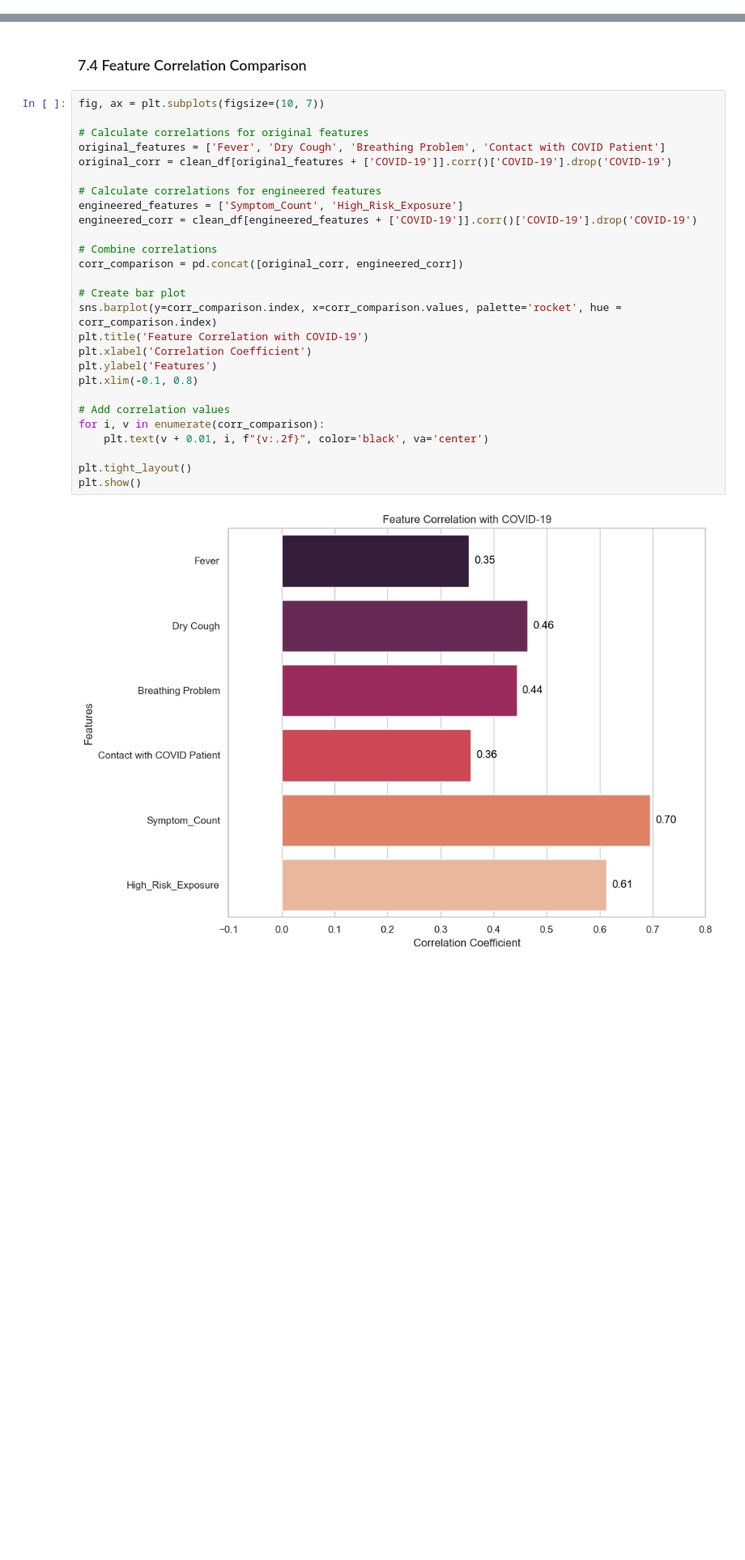
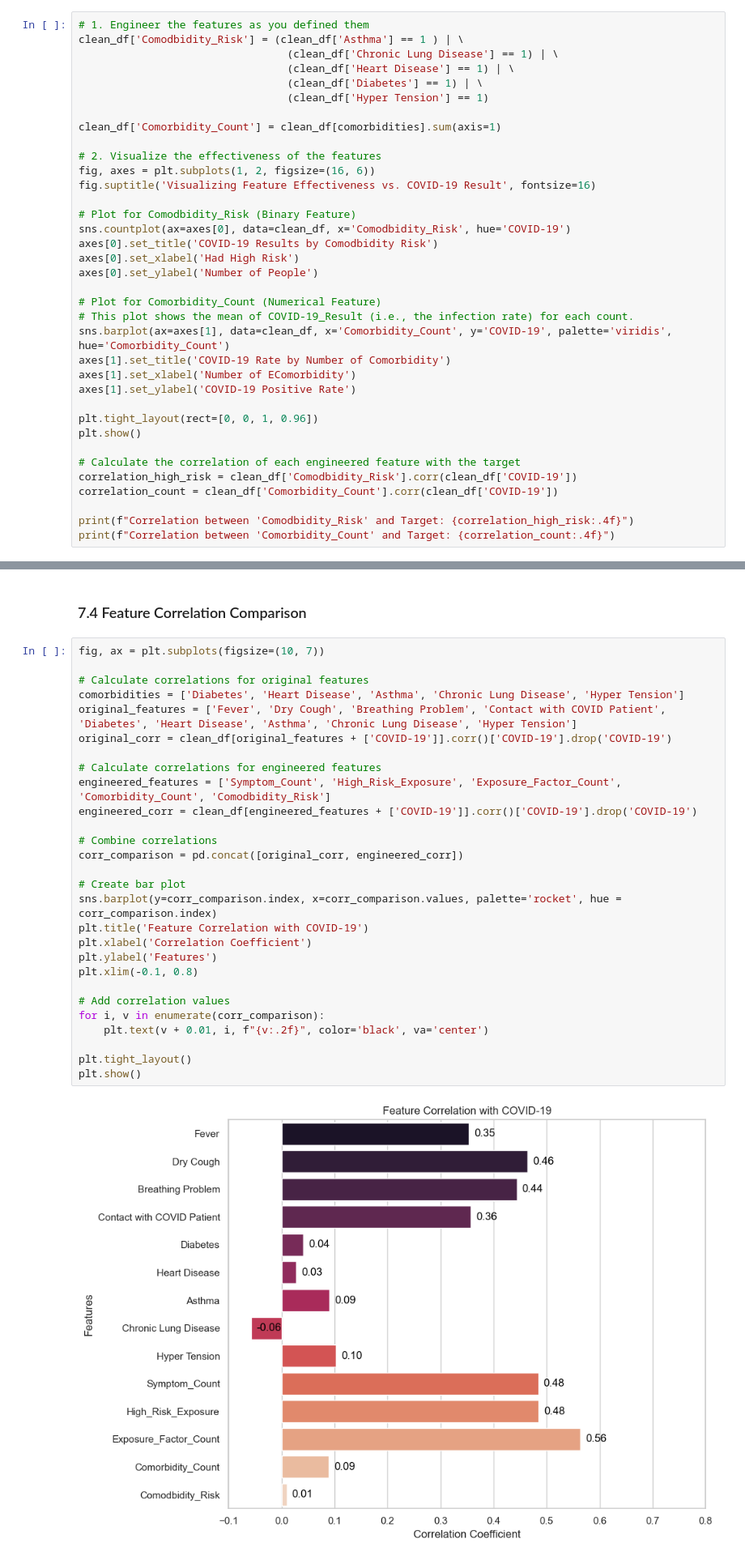
Before and after one commit to IzamAriff/BDA_PROJECT, a Jupyter notebook: main.ipynb, the cells around one changed output, grey strips where cells are left out. Shown at 81% size. Saved outputs shown, nothing was run; the diff lists cells and outputs as text; blank space fills up the shorter version.

```diff
--- a/main.ipynb
+++ b/main.ipynb
@@ -714,0 +834,36 @@ plt.show()
+# %%
+# 1. Engineer the features as you defined them
+clean_df['Comodbidity_Risk'] = (clean_df['Asthma'] == 1 ) | \
+                                 (clean_df['Chronic Lung Disease'] == 1) | \
+                                 (clean_df['Heart Disease'] == 1) | \
+                                 (clean_df['Diabetes'] == 1) | \
+                                 (clean_df['Hyper Tension'] == 1)
+
+clean_df['Comorbidity_Count'] = clean_df[comorbidities].sum(axis=1)
+
+# 2. Visualize the effectiveness of the features
+fig, axes = plt.subplots(1, 2, figsize=(16, 6))
+fig.suptitle('Visualizing Feature Effectiveness vs. COVID-19 Result', fontsize=16)
+
+# Plot for Comodbidity_Risk (Binary Feature)
+sns.countplot(ax=axes[0], data=clean_df, x='Comodbidity_Risk', hue='COVID-19')
+axes[0].set_title('COVID-19 Results by Comodbidity Risk')
+axes[0].set_xlabel('Had High Risk')
+axes[0].set_ylabel('Number of People')
+
+# Plot for Comorbidity_Count (Numerical Feature)
+# This plot shows the mean of COVID-19_Result (i.e., the infection rate) for each count.
+sns.barplot(ax=axes[1], data=clean_df, x='Comorbidity_Count', y='COVID-19', palette='viridis',  hue='Comorbidity_Count')
+axes[1].set_title('COVID-19 Rate by Number of Comorbidity')
+axes[1].set_xlabel('Number of EComorbidity')
+axes[1].set_ylabel('COVID-19 Positive Rate')
+
+plt.tight_layout(rect=[0, 0, 1, 0.96])
+plt.show()
+
+# Calculate the correlation of each engineered feature with the target
+correlation_high_risk = clean_df['Comodbidity_Risk'].corr(clean_df['COVID-19'])
+correlation_count = clean_df['Comorbidity_Count'].corr(clean_df['COVID-19'])
+
+print(f"Correlation between 'Comodbidity_Risk' and Target: {correlation_high_risk:.4f}")
+print(f"Correlation between 'Comorbidity_Count' and Target: {correlation_count:.4f}")
@@ -724,32 +993,33 @@ plt.show()
 # %%
 fig, ax = plt.subplots(figsize=(10, 7))
 
 # Calculate correlations for original features
-original_features = ['Fever', 'Dry Cough', 'Breathing Problem', 'Contact with COVID Patient']
+comorbidities = ['Diabetes', 'Heart Disease', 'Asthma', 'Chronic Lung Disease', 'Hyper Tension']
+original_features = ['Fever', 'Dry Cough', 'Breathing Problem', 'Contact with COVID Patient', 'Diabetes', 'Heart Disease', 'Asthma', 'Chronic Lung Disease', 'Hyper Tension']
 original_corr = clean_df[original_features + ['COVID-19']].corr()['COVID-19'].drop('COVID-19')
 
 # Calculate correlations for engineered features
-engineered_features = ['Symptom_Count', 'High_Risk_Exposure']
+engineered_features = ['Symptom_Count', 'High_Risk_Exposure', 'Exposure_Factor_Count', 'Comorbidity_Count', 'Comodbidity_Risk']
 engineered_corr = clean_df[engineered_features + ['COVID-19']].corr()['COVID-19'].drop('COVID-19')
 
 # Combine correlations
 corr_comparison = pd.concat([original_corr, engineered_corr])
 
 # Create bar plot
 sns.barplot(y=corr_comparison.index, x=corr_comparison.values, palette='rocket', hue = corr_comparison.index)
 plt.title('Feature Correlation with COVID-19')
 plt.xlabel('Correlation Coefficient')
 plt.ylabel('Features')
 plt.xlim(-0.1, 0.8)
 
 # Add correlation values
 for i, v in enumerate(corr_comparison):
     plt.text(v + 0.01, i, f"{v:.2f}", color='black', va='center')
 
 plt.tight_layout()
 plt.show()
 # %% [output]
-[figure, old version]
+[figure, new version]
 # %% [markdown]
 #### Feature Correlation Enhancement
 - **Original Features**:
```
Also changed, not shown: parts of 44 cells of this notebook, 1 other file.
